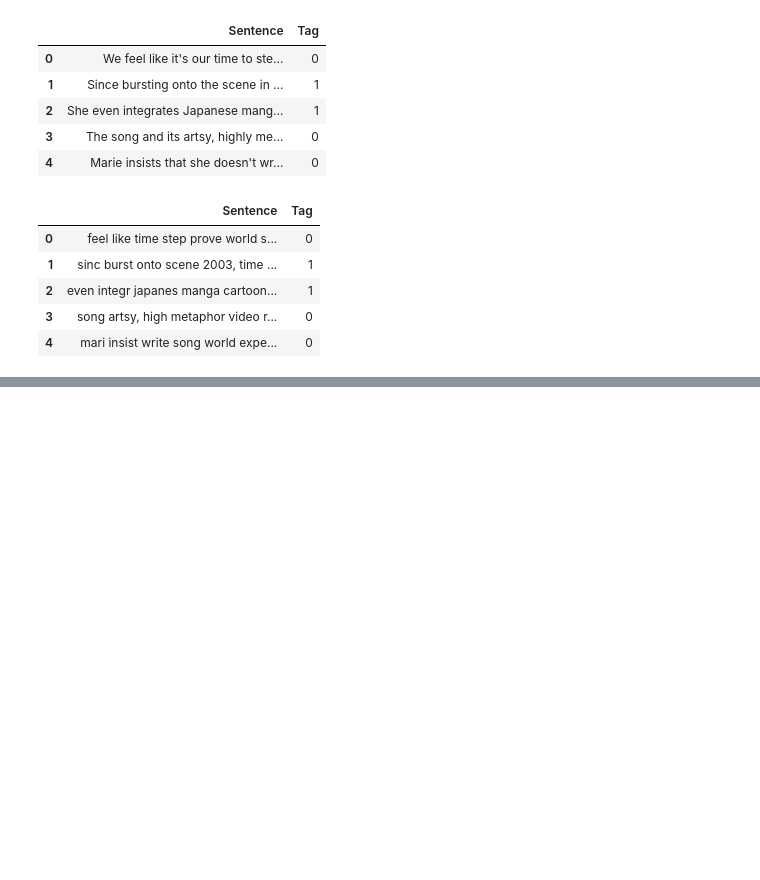
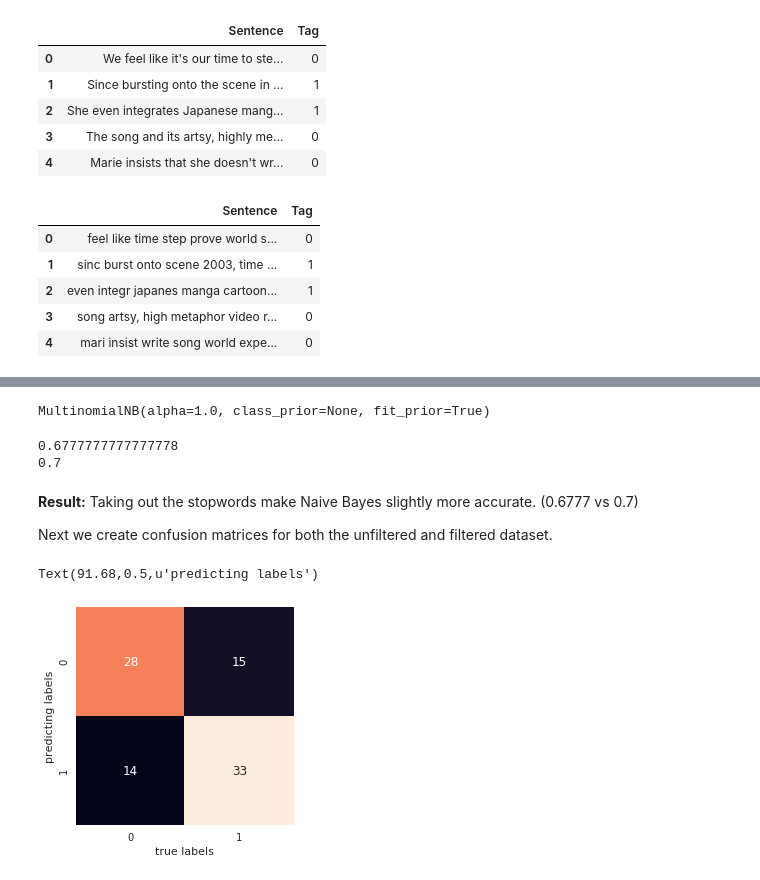
Before and after one commit to CarolineLiong/Fact-vs-Opinion-Articles, a Jupyter notebook: CSCI 183 Project .ipynb, the cells around one changed output, grey strips where cells are left out. Cells and saved outputs as stored; diff of their text form; code cells hidden in the pictures; blank space fills up the shorter version.

```diff
--- a/CSCI 183 Project .ipynb
+++ b/CSCI 183 Project .ipynb
@@ -455,0 +305,4 @@ factf = dff[dff.Tag==1]
+# %%
+# transform testing data (using fitted vocabulary) into a document-term matrix
+X_test_data = v.transform(X_test)
+Xf_test_data = vf.transform(Xf_test)
@@ -502,0 +473,46 @@ tokensf.sample(10)
+# %%
+# train a Naive Bayes model using X_train_data and Xf_train_data
+from sklearn.naive_bayes import MultinomialNB
+
+naive_bayes = MultinomialNB()
+naive_bayesf = MultinomialNB()
+
+naive_bayes.fit(X_train_data, y_train)
+naive_bayesf.fit(Xf_train_data, yf_train)
+# %% [output]
+MultinomialNB(alpha=1.0, class_prior=None, fit_prior=True)
+# %%
+# make class predictions
+
+y_pred_class = naive_bayes.predict(X_test_data)
+yf_pred_class = naive_bayesf.predict(Xf_test_data)
+# %%
+# calculate accuracy of class predictions
+# compute the accuracy scores
+
+from sklearn import metrics
+print metrics.accuracy_score(y_test, y_pred_class)
+print metrics.accuracy_score(yf_test, yf_pred_class)
+# %% [output]
+0.6777777777777778
+0.7
+# %% [markdown]
+**Result:** Taking out the stopwords make Naive Bayes slightly more accurate. (0.6777 vs 0.7)
+
+Next we create confusion matrices for both the unfiltered and filtered dataset.
+# %%
+# create confusion matrices
+matrix =metrics.confusion_matrix(y_test, y_pred_class)
+matrixf =metrics.confusion_matrix(yf_test, yf_pred_class)
+# %%
+#display confusion matrices
+import seaborn as sns; sns.set()
+import matplotlib.pyplot as plt
+
+#confusion matrix for unfiltered dataset
+sns.heatmap(matrix.T, square = True, annot=True, fmt='d', cbar=False)
+plt.xlabel('true labels')
+plt.ylabel('predicting labels')
+# %% [output]
+Text(91.68,0.5,u'predicting labels')
+[figure, added]
```
Also changed, not shown: parts of 103 cells of this notebook.
